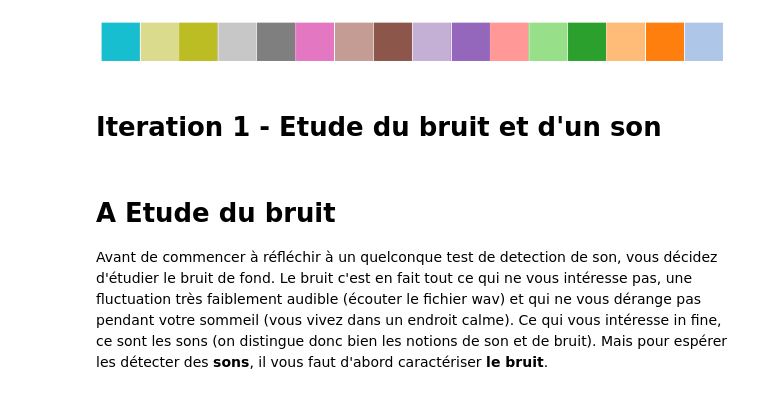
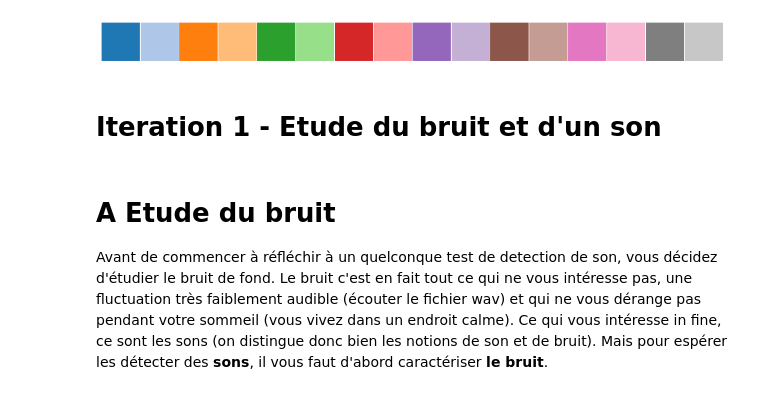
Before and after one commit to ManuLabricole/CDN-Statistique, a Jupyter notebook: 2-Test-d_hypotheses/test_hypothese_perso.ipynb, the cells around one changed output. Drawn from its saved outputs; the diff is of its cells as text; code cells hidden in the pictures.

```diff
--- a/2-Test-d_hypotheses/test_hypothese_perso.ipynb
+++ b/2-Test-d_hypotheses/test_hypothese_perso.ipynb
@@ -7,11 +7,11 @@ import matplotlib.pyplot as plt
 import seaborn as sns
 import os
 # %%
-colors = sns.color_palette("tab20_r", 16)
+colors = sns.color_palette("tab20", 16)
 sns.palplot(colors)
 sns.set_style("darkgrid")
 # %% [output]
-[figure, old version]
+[figure, new version]
 # %%
 cwd = os.getcwd()
 # %% [markdown]
```
Also changed, not shown: parts of 13 cells of this notebook.
